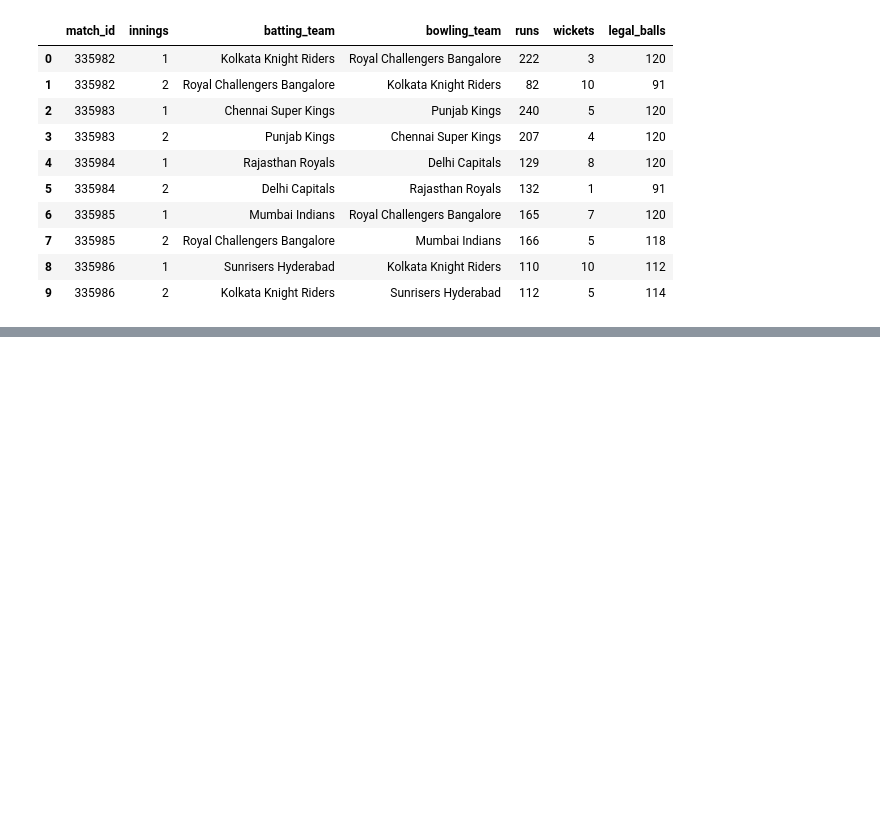
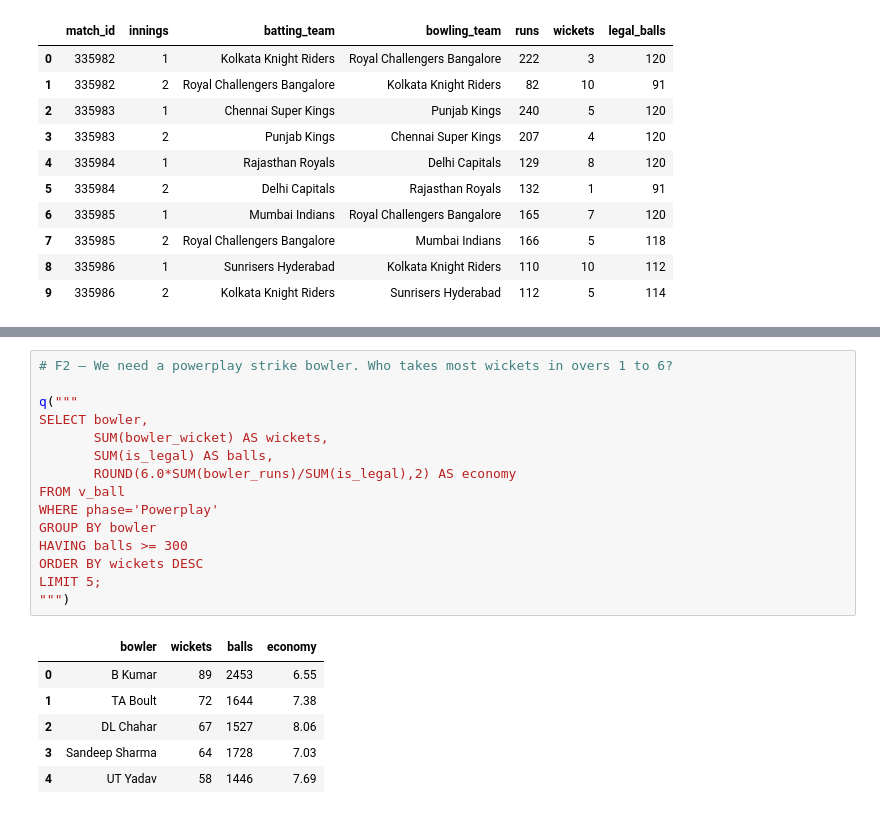
Before and after one commit to saalimbca25dbi-alt/ipl-cricket-analytics, a Jupyter notebook: notebooks/03_analysis.ipynb, the cells around one changed output, grey strips where cells are left out. Drawn from its saved outputs; the diff is of its cells as text; blank space fills up the shorter version.

```diff
--- a/notebooks/03_analysis.ipynb
+++ b/notebooks/03_analysis.ipynb
@@ -760,0 +1411,22 @@ LIMIT  5;   """)
+# %%
+# F2 — We need a powerplay strike bowler. Who takes most wickets in overs 1 to 6?
+
+q("""
+SELECT bowler,
+       SUM(bowler_wicket) AS wickets,
+       SUM(is_legal) AS balls,
+       ROUND(6.0*SUM(bowler_runs)/SUM(is_legal),2) AS economy
+FROM v_ball
+WHERE phase='Powerplay'
+GROUP BY bowler
+HAVING balls >= 300
+ORDER BY wickets DESC
+LIMIT 5;
+""")
+# %% [output]
+|  | bowler | wickets | balls | economy |
+| 0 | B Kumar | 89 | 2453 | 6.55 |
+| 1 | TA Boult | 72 | 1644 | 7.38 |
+| 2 | DL Chahar | 67 | 1527 | 8.06 |
+| 3 | Sandeep Sharma | 64 | 1728 | 7.03 |
+| 4 | UT Yadav | 58 | 1446 | 7.69 |
```
Also changed, not shown: parts of 163 cells of this notebook, 1 other file.
